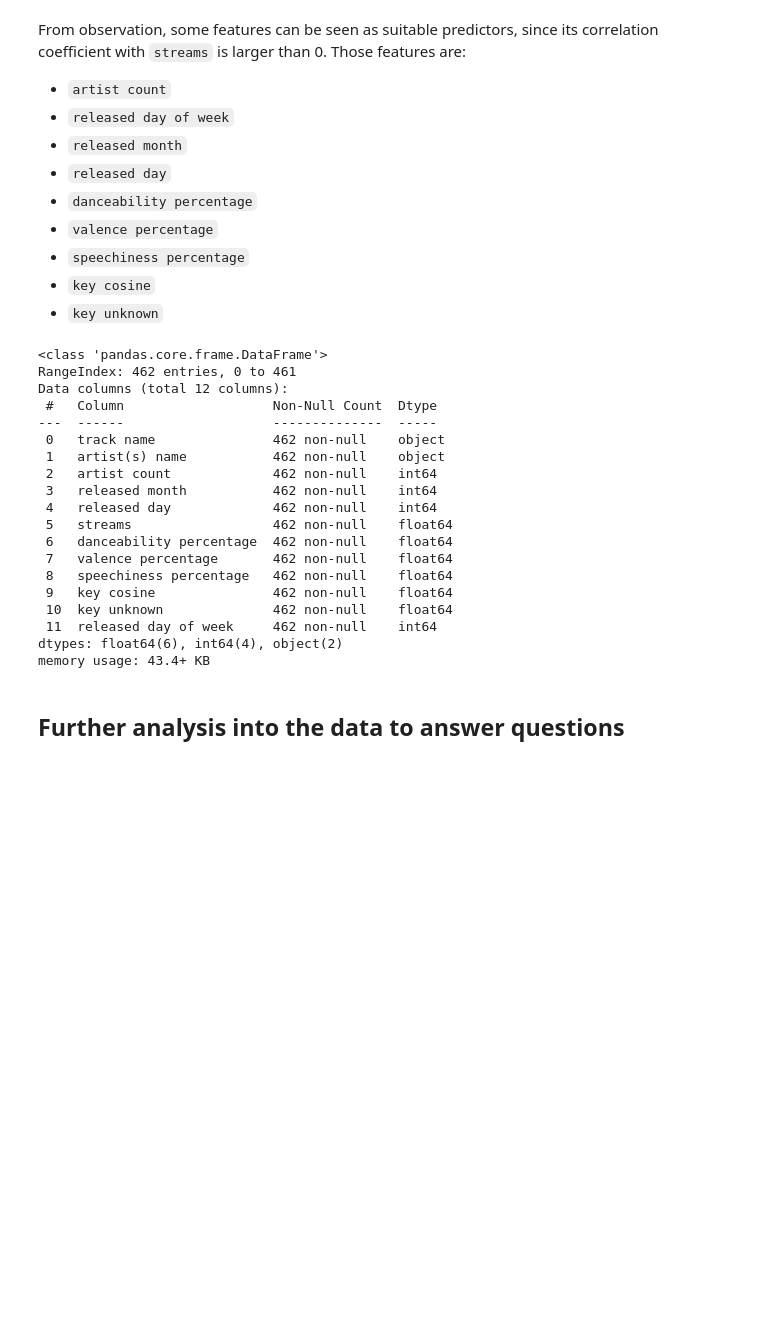
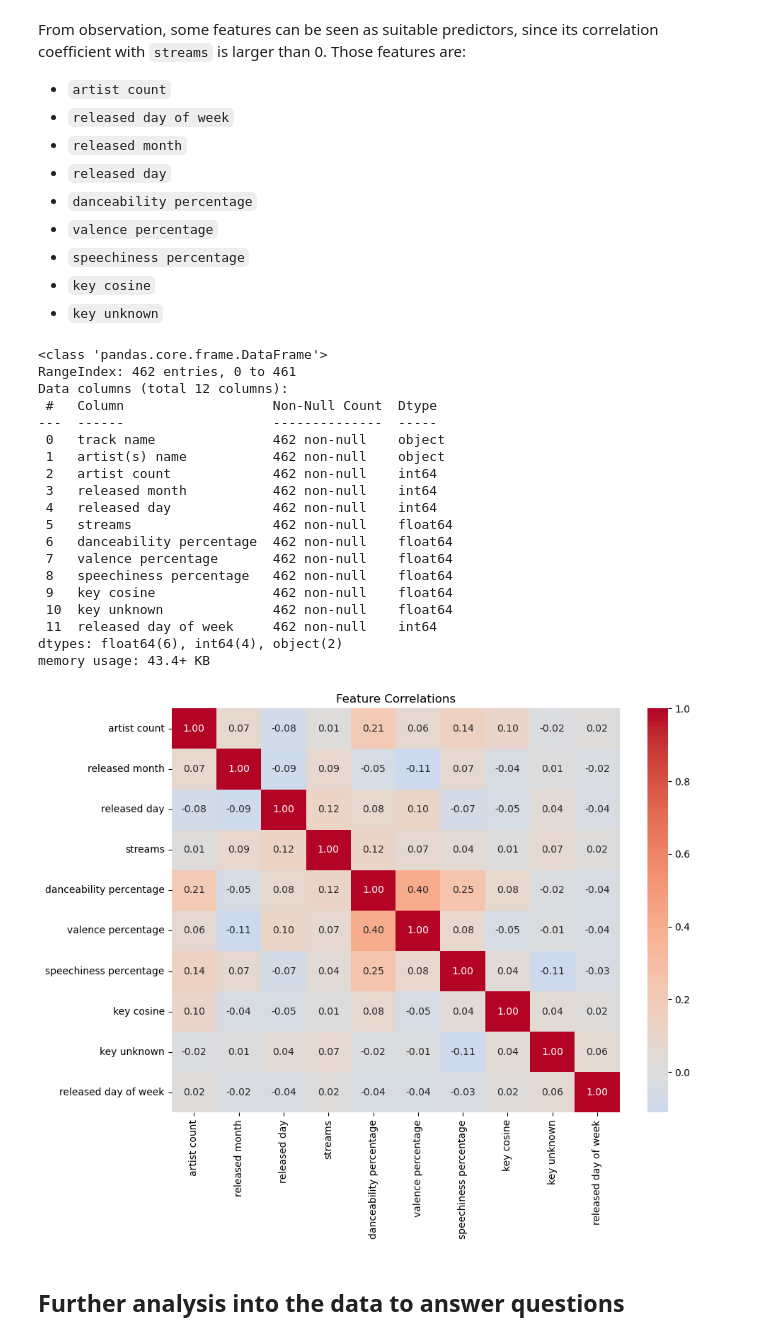
Before and after one commit to daoviethoang1402/audio-pop-corr-analysis, a Jupyter notebook: notebooks/notebook.ipynb, the cells around one changed output. Saved outputs shown, nothing was run; the diff lists cells and outputs as text; code cells hidden in the pictures; blank space fills up the shorter version.

Commit message:
Draw chart
Draw chart and improve model, added  Forest Model

```diff
--- a/notebooks/notebook.ipynb
+++ b/notebooks/notebook.ipynb
@@ -774,8 +774,11 @@ def draw_correlation_matrix(dataset: pd.DataFrame) -> None:
     Returns:
     None
     """
+    numerical_data = dataset.select_dtypes(include=['number'])
+
+    # Vẽ biểu đồ heatmap
     plt.figure(figsize=(10, 8))
-    sns.heatmap(dataset.corr(), annot=True, cmap='coolwarm', center=0, fmt='.2f')
+    sns.heatmap(numerical_data.corr(), annot=True, cmap='coolwarm', center=0, fmt='.2f')
     plt.title('Feature Correlations')
     plt.tight_layout()
     plt.show()
@@ -806,28 +809,49 @@ columns_to_drop = [
 ]
 
 train_set = train_set.drop(columns=columns_to_drop)
-# %%
-train_set.info()
-# %% [output]
-<class 'pandas.core.frame.DataFrame'>
-RangeIndex: 462 entries, 0 to 461
-Data columns (total 12 columns):
- #   Column                   Non-Null Count  Dtype
----  ------                   --------------  -----
- 0   track name               462 non-null    object
- 1   artist(s) name           462 non-null    object
- 2   artist count             462 non-null    int64
- 3   released month           462 non-null    int64
- 4   released day             462 non-null    int64
- 5   streams                  462 non-null    float64
- 6   danceability percentage  462 non-null    float64
- 7   valence percentage       462 non-null    float64
- 8   speechiness percentage   462 non-null    float64
- 9   key cosine               462 non-null    float64
- 10  key unknown              462 non-null    float64
- 11  released day of week     462 non-null    int64
-dtypes: float64(6), int64(4), object(2)
-memory usage: 43.4+ KB
+# %%
+train_set.info()
+def draw_correlation_matrix(dataset: pd.DataFrame) -> None:
+    """
+    This function draws a correlation matrix heatmap for the given dataset.
+
+    Parameters:
+    dataset (DataFrame): The dataset to be used for drawing the correlation matrix heatmap.
+
+    Returns:
+    None
+    """
+    numerical_data = dataset.select_dtypes(include=['number'])
+
+    # Vẽ biểu đồ heatmap
+    plt.figure(figsize=(10, 8))
+    sns.heatmap(numerical_data.corr(), annot=True, cmap='coolwarm', center=0, fmt='.2f')
+    plt.title('Feature Correlations')
+    plt.tight_layout()
+    plt.show()
+
+draw_correlation_matrix(train_set)
+# %% [output]
+<class 'pandas.core.frame.DataFrame'>
+RangeIndex: 462 entries, 0 to 461
+Data columns (total 12 columns):
+ #   Column                   Non-Null Count  Dtype
+---  ------                   --------------  -----
+ 0   track name               462 non-null    object
+ 1   artist(s) name           462 non-null    object
+ 2   artist count             462 non-null    int64
+ 3   released month           462 non-null    int64
+ 4   released day             462 non-null    int64
+ 5   streams                  462 non-null    float64
+ 6   danceability percentage  462 non-null    float64
+ 7   valence percentage       462 non-null    float64
+ 8   speechiness percentage   462 non-null    float64
+ 9   key cosine               462 non-null    float64
+ 10  key unknown              462 non-null    float64
+ 11  released day of week     462 non-null    int64
+dtypes: float64(6), int64(4), object(2)
+memory usage: 43.4+ KB
+[figure, added]
 # %% [markdown]
 ## Further analysis into the data to answer questions
 # %% [markdown]
```
Also changed, not shown: parts of 14 cells of this notebook, 6 other files.
